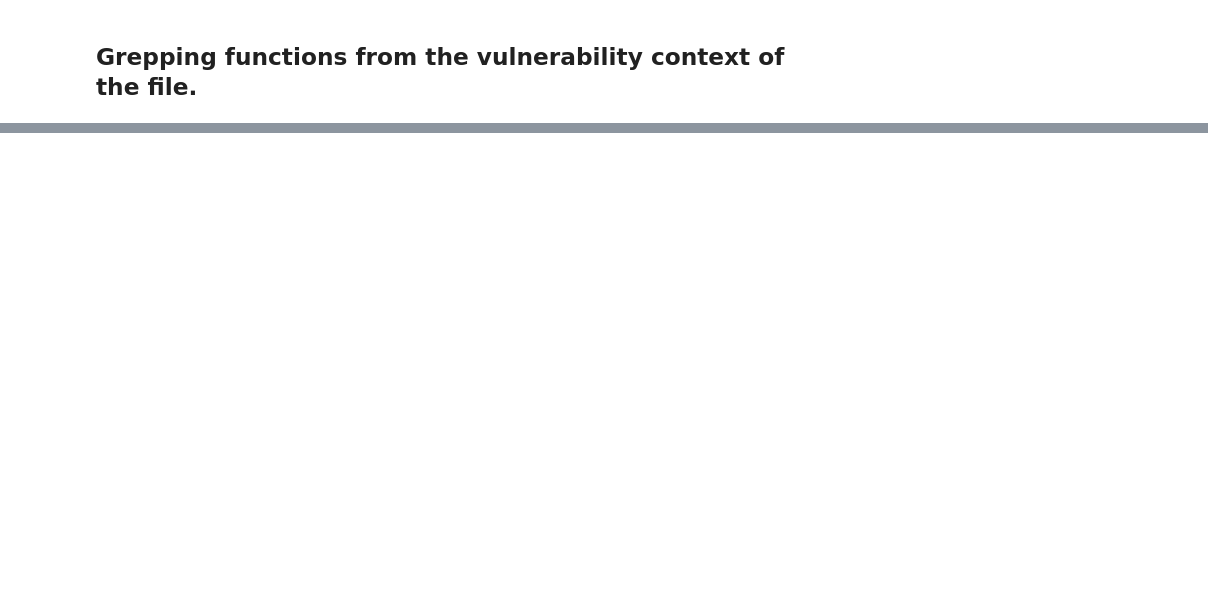
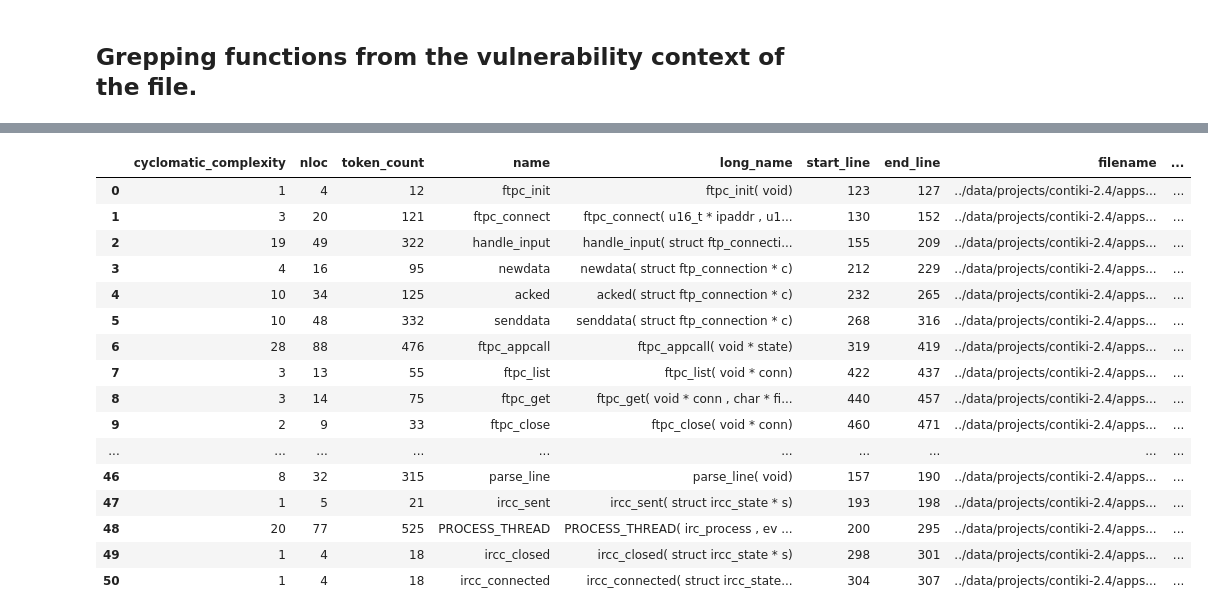
Before and after one commit to SmartSecLab/IoTvulCode, a Jupyter notebook: notebooks/gen_data.ipynb, the cells around one changed output, grey strips where cells are left out. Saved outputs shown, nothing was run; the diff lists cells and outputs as text; code cells hidden in the pictures; blank space fills up the shorter version.

Commit message:
merged output data generated by flawfinder and cppcheck

```diff
--- a/notebooks/gen_data.ipynb
+++ b/notebooks/gen_data.ipynb
@@ -17,6 +19,22 @@ import csv
 import pandas as pd
 import subprocess as sub
 import sys
+from io import BytesIO, StringIO
+import numpy as np
+import itertools
 
 # add parent dir to access modules
 sys.path.append('../')
+
+from src.flawfinder import apply_flawfinder
+from src.cppcheck import xml2df, apply_cppcheck
+from src.scanner import  merge_flawfinder_cppcheck, project_flaws
+
+
+# # CppCheck scaning a dir
+chk_dir = '../data/projects/contiki-2.4/apps/'
+
+df_ff = apply_flawfinder(chk_dir)
+df_cc = apply_cppcheck(chk_dir)
+df_flaw = merge_flawfinder_cppcheck(df_ff, df_cc)
+df_flaw
@@ -84,20 +55,0 @@ df_flaw.to_csv('contiki24_cppcheck.csv')
-# %%
-from src.zip2flaw import file2metrics
-
-def project_flaws(df):
-    """ find flaw entries of all the complete project scanning each unique file.
-    """
-    df_prj = pd.DataFrame()
-
-    for f in list(set(df.file)): # on every unique files
-        lines = list(df[df.file==f]['line'])
-        cwes = list(df[df.file==f]['cwe'])
-        # vul_statements = list(df_flaw[df_flaw.file==x]['cwe'])
-        lines = [x[0] if len(x)==1 else [x[0], x[1]] for x in lines]
-        df_file = file2metrics(f, lines, cwes, tool='cppcheck')
-        df_prj = pd.concat([df_prj, df_file])
-
-    return df_prj.reset_index(drop=True).drop_duplicates()
-
-
-project_flaws(df_flaw)
@@ -121,0 +56,2 @@ project_flaws(df_flaw)
+# %%
+df_fun  = project_flaws(df_flaw)
@@ -121,0 +79,20 @@ project_flaws(df_flaw)
+# %%
+df_fun
+# %% [output]
+|  | cyclomatic_complexity | nloc | token_count | name | long_name | start_line | end_line | filename | ... |
+| 0 | 1 | 4 | 12 | ftpc_init | ftpc_init( void) | 123 | 127 | ../data/projects/contiki-2.4/apps... | ... |
+| 1 | 3 | 20 | 121 | ftpc_connect | ftpc_connect( u16_t * ipaddr , u1... | 130 | 152 | ../data/projects/contiki-2.4/apps... | ... |
+| 2 | 19 | 49 | 322 | handle_input | handle_input( struct ftp_connecti... | 155 | 209 | ../data/projects/contiki-2.4/apps... | ... |
+| 3 | 4 | 16 | 95 | newdata | newdata( struct ftp_connection * c) | 212 | 229 | ../data/projects/contiki-2.4/apps... | ... |
+| 4 | 10 | 34 | 125 | acked | acked( struct ftp_connection * c) | 232 | 265 | ../data/projects/contiki-2.4/apps... | ... |
+| 5 | 10 | 48 | 332 | senddata | senddata( struct ftp_connection * c) | 268 | 316 | ../data/projects/contiki-2.4/apps... | ... |
+| 6 | 28 | 88 | 476 | ftpc_appcall | ftpc_appcall( void * state) | 319 | 419 | ../data/projects/contiki-2.4/apps... | ... |
+| 7 | 3 | 13 | 55 | ftpc_list | ftpc_list( void * conn) | 422 | 437 | ../data/projects/contiki-2.4/apps... | ... |
+| 8 | 3 | 14 | 75 | ftpc_get | ftpc_get( void * conn , char * fi... | 440 | 457 | ../data/projects/contiki-2.4/apps... | ... |
+| 9 | 2 | 9 | 33 | ftpc_close | ftpc_close( void * conn) | 460 | 471 | ../data/projects/contiki-2.4/apps... | ... |
+| ... | ... | ... | ... | ... | ... | ... | ... | ... | ... |
+| 46 | 8 | 32 | 315 | parse_line | parse_line( void) | 157 | 190 | ../data/projects/contiki-2.4/apps... | ... |
+| 47 | 1 | 5 | 21 | ircc_sent | ircc_sent( struct ircc_state * s) | 193 | 198 | ../data/projects/contiki-2.4/apps... | ... |
+| 48 | 20 | 77 | 525 | PROCESS_THREAD | PROCESS_THREAD( irc_process , ev ... | 200 | 295 | ../data/projects/contiki-2.4/apps... | ... |
+| 49 | 1 | 4 | 18 | ircc_closed | ircc_closed( struct ircc_state * s) | 298 | 301 | ../data/projects/contiki-2.4/apps... | ... |
+| 50 | 1 | 4 | 18 | ircc_connected | ircc_connected( struct ircc_state... | 304 | 307 | ../data/projects/contiki-2.4/apps... | ... |
```
Also changed, not shown: parts of 8 cells of this notebook, 4 other files.
